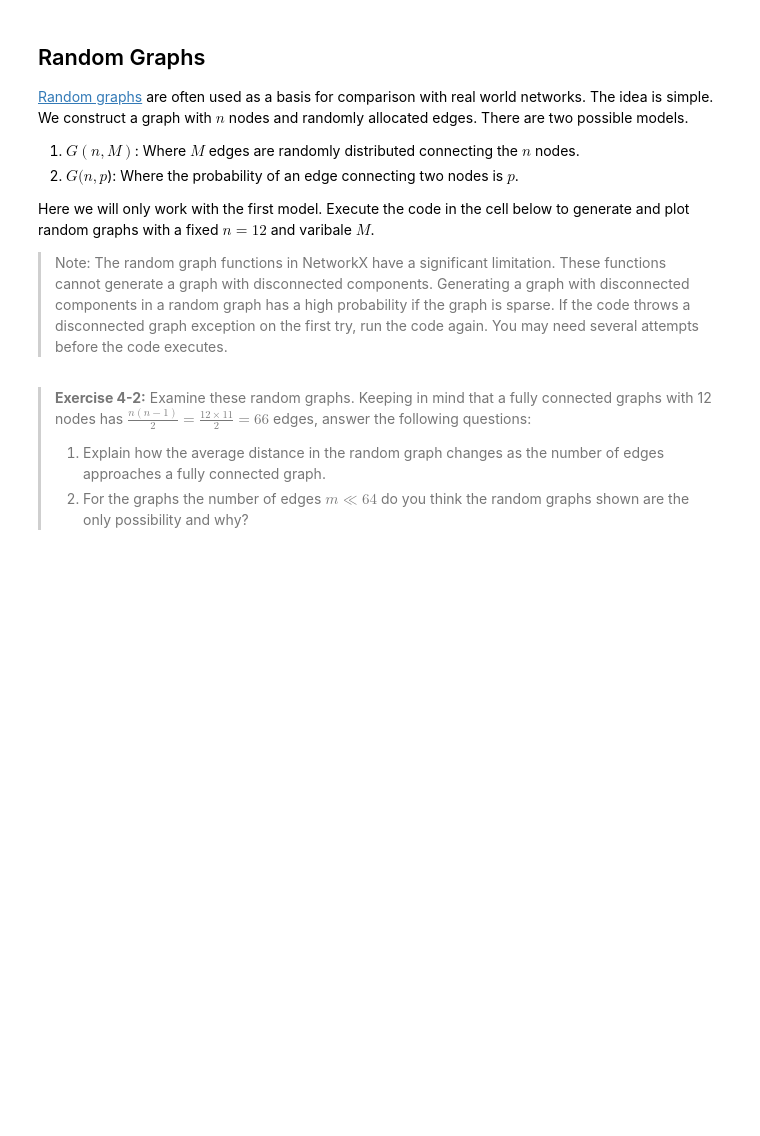
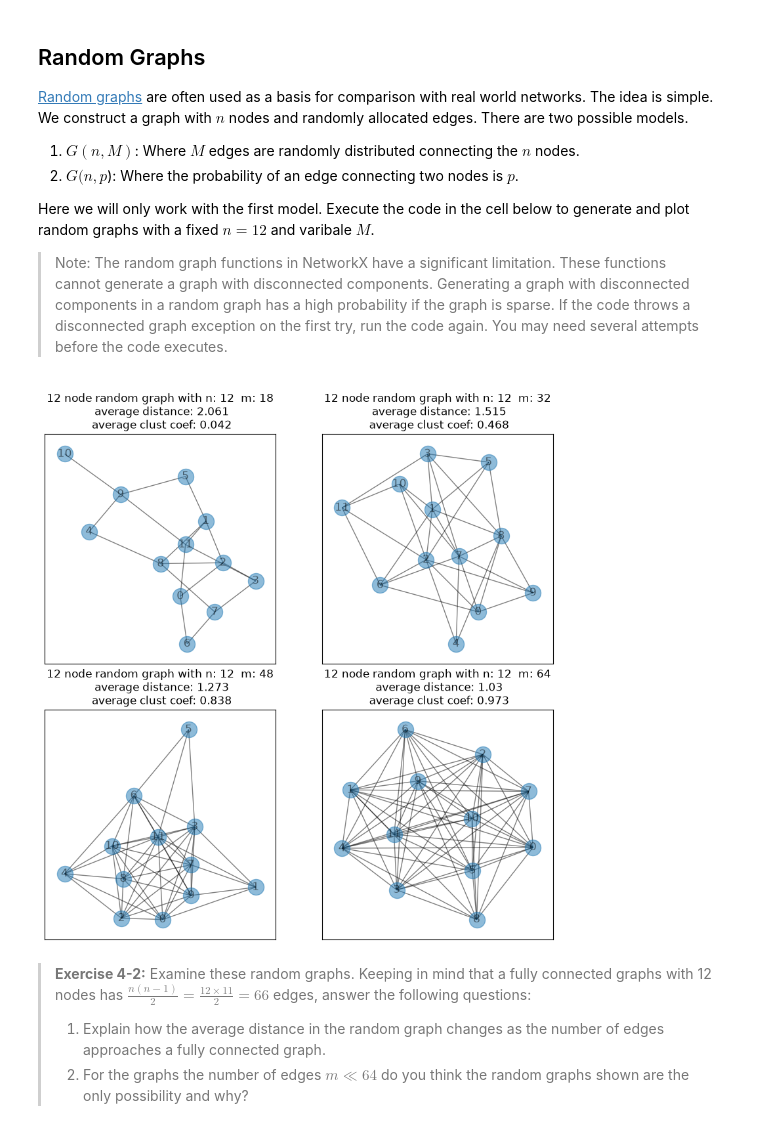
Before and after one commit to jonahneu/CSCI-E-108, a Jupyter notebook: notebooks/04_SocialNetworkAnalysis.ipynb, the cells around one changed output. Cells and saved outputs as stored; diff of their text form; code cells hidden in the pictures; blank space fills up the shorter version.

```diff
--- a/notebooks/04_SocialNetworkAnalysis.ipynb
+++ b/notebooks/04_SocialNetworkAnalysis.ipynb
@@ -84,10 +143,10 @@ This data structure has the same organization as the first network. Notice that
 We can add other attributes to the nodes and edges of this network. Execute the code in the cell below to set a distance attribute as the inverse of the edge weight.
 # %%
 edge_distances = {}
-for (node1,node2) in K_club.edges:
-    dist = round(1.0/K_club.get_edge_data(node1,node2)['weight'], 3)
-    edge_distances[node1,node2] = dist
-    edge_distances[node2,node1] = dist
+for node1, node2 in K_club.edges:
+    dist = round(1.0 / K_club.get_edge_data(node1, node2)["weight"], 3)
+    edge_distances[node1, node2] = dist
+    edge_distances[node2, node1] = dist
 
-nx.set_edge_attributes(K_club, edge_distances, 'distance')
+nx.set_edge_attributes(K_club, edge_distances, "distance")
 K_club.__dict__
@@ -152,20 +280,24 @@ Here we will only work with the first model. Execute the code in the cell below
 
 >Note: The random graph functions in NetworkX have a significant limitation. These functions cannot generate a graph with disconnected components. Generating a graph with disconnected components in a random graph has a high probability if the graph is sparse. If the code throws a disconnected graph exception on the first try, run the code again. You may need several attempts before the code executes.
 # %%
-_,ax_p = plt.subplots(2,2, figsize =(10,10))
+_, ax_p = plt.subplots(2, 2, figsize=(10, 10))
 ax_p = ax_p.flatten()
 
-n=12
+n = 12
 np.random.seed(498)
 for ax, m in zip(ax_p, [18, 32, 48, 64]):
 
     random_graph = nx.gnm_random_graph(n, m)
     random_average_dist = round(nx.average_shortest_path_length(random_graph), 3)
     random_average_clust_coef = round(nx.average_clustering(random_graph), 3)
 
     nx.draw_networkx(random_graph, alpha=0.5, ax=ax)
-    ax.set_title(f"{n} node random graph with n: {n}  m: {m}\n average distance: {random_average_dist}\n average clust coef: {random_average_clust_coef}")
+    ax.set_title(
+        f"{n} node random graph with n: {n}  m: {m}\n average distance: {random_average_dist}\n average clust coef: {random_average_clust_coef}"
+    )
 plt.show()
+# %% [output]
+[figure, added]
 # %% [markdown]
 > **Exercise 4-2:** Examine these random graphs. Keeping in mind that a fully connected graphs with 12 nodes has $\frac{n(n-1)}{2} = \frac{12 \times 11}{2} = 66$ edges, answer the following questions:
 > 1. Explain how the average distance in the random graph changes as the number of edges approaches a fully connected graph.
```
Also changed, not shown: parts of 24 cells of this notebook, 1 other file.
